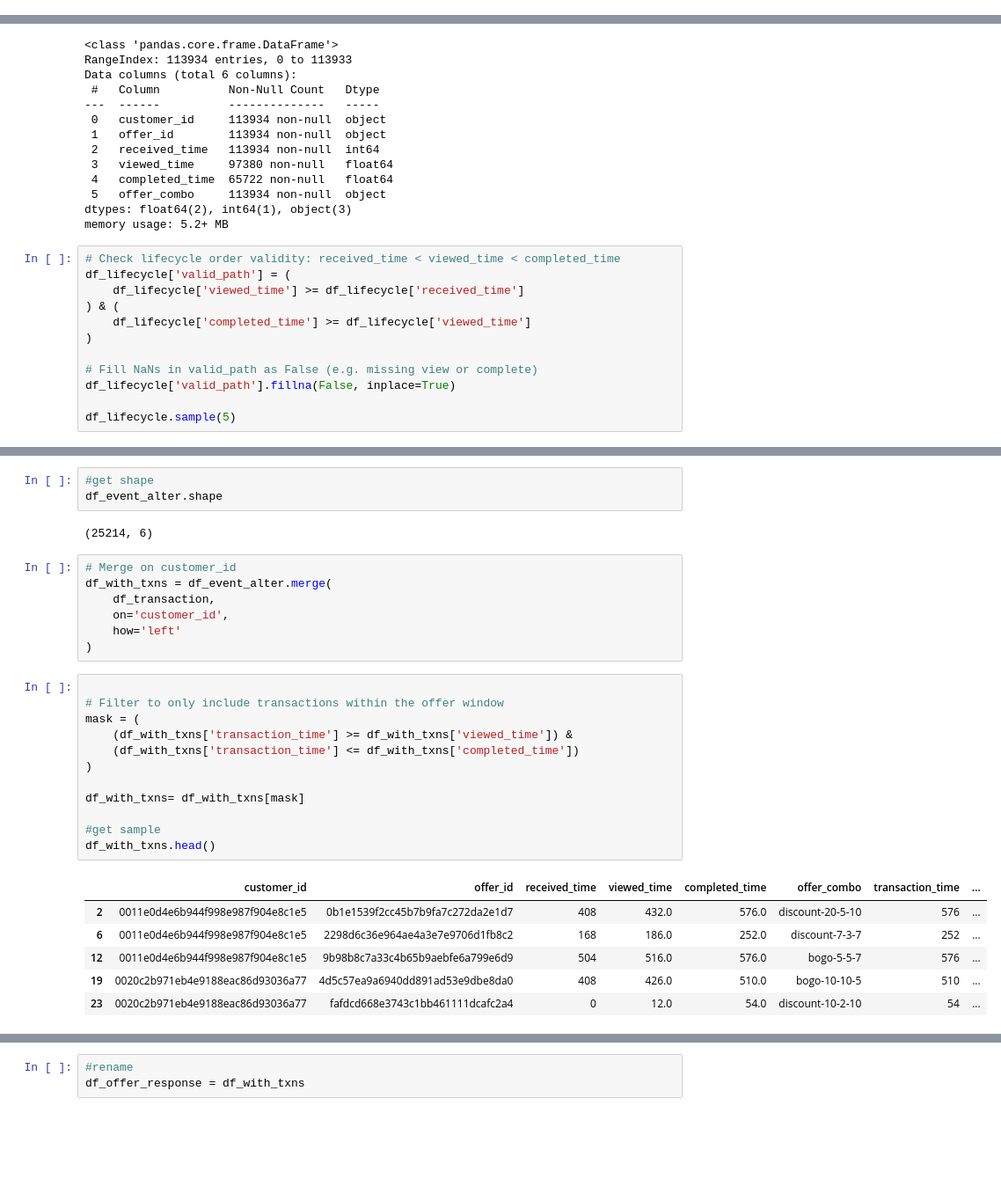
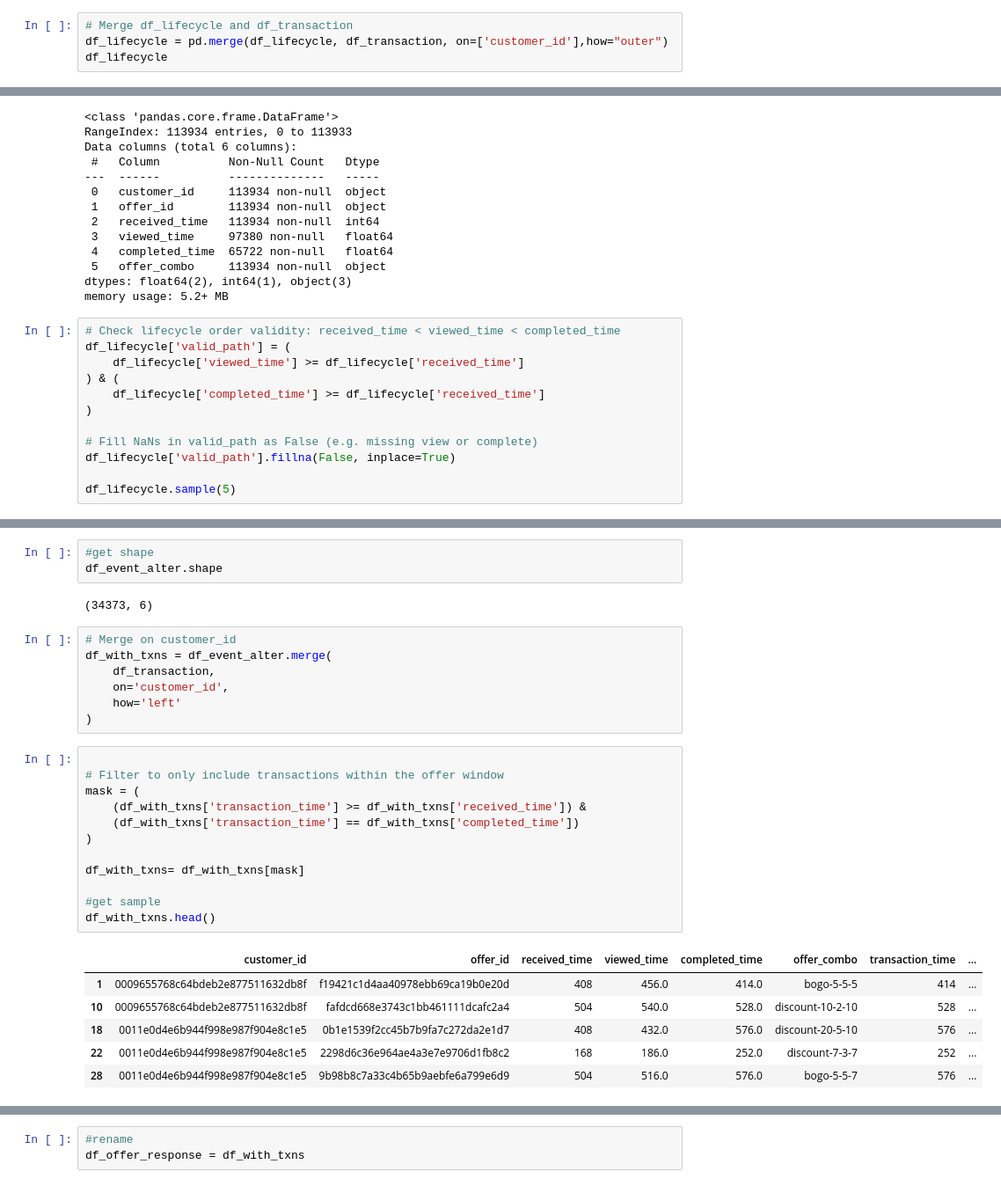
Before and after one commit to irfanzim/Python-Maven-Rewards-Challenge, a Jupyter notebook: final_analysis.ipynb, the cells around one changed output, grey strips where cells are left out. Shown at 88% size. Cells and saved outputs as stored; diff of their text form; blank space fills up the shorter version.

```diff
--- a/final_analysis.ipynb
+++ b/final_analysis.ipynb
@@ -376,3 +461,7 @@ Data columns (total 5 columns):
  4   completed_time  65722 non-null   float64
 dtypes: float64(2), int64(1), object(2)
 memory usage: 4.3+ MB
+# %%
+# Merge df_lifecycle and df_transaction
+df_lifecycle = pd.merge(df_lifecycle, df_transaction, on=['customer_id'],how="outer")
+df_lifecycle
@@ -409,7 +645,7 @@ memory usage: 5.2+ MB
 df_lifecycle['valid_path'] = (
     df_lifecycle['viewed_time'] >= df_lifecycle['received_time']
 ) & (
-    df_lifecycle['completed_time'] >= df_lifecycle['viewed_time']
+    df_lifecycle['completed_time'] >= df_lifecycle['received_time']
 )
 
 # Fill NaNs in valid_path as False (e.g. missing view or complete)
@@ -491,7 +727,7 @@ df_event_alter.head()
 #get shape
 df_event_alter.shape
 # %% [output]
-(25214, 6)
+(34373, 6)
 # %%
 # Merge on customer_id
 df_with_txns = df_event_alter.merge(
@@ -502,22 +738,22 @@ df_with_txns = df_event_alter.merge(
 # %%
 
 # Filter to only include transactions within the offer window
 mask = (
-    (df_with_txns['transaction_time'] >= df_with_txns['viewed_time']) &
-    (df_with_txns['transaction_time'] <= df_with_txns['completed_time'])
+    (df_with_txns['transaction_time'] >= df_with_txns['received_time']) &
+    (df_with_txns['transaction_time'] == df_with_txns['completed_time'])
 )
 
 df_with_txns= df_with_txns[mask]
 
 #get sample
 df_with_txns.head()
 # %% [output]
 |  | customer_id | offer_id | received_time | viewed_time | completed_time | offer_combo | transaction_time | ... |
-| 2 | 0011e0d4e6b944f998e987f904e8c1e5 | 0b1e1539f2cc45b7b9fa7c272da2e1d7 | 408 | 432.0 | 576.0 | discount-20-5-10 | 576 | ... |
-| 6 | 0011e0d4e6b944f998e987f904e8c1e5 | 2298d6c36e964ae4a3e7e9706d1fb8c2 | 168 | 186.0 | 252.0 | discount-7-3-7 | 252 | ... |
-| 12 | 0011e0d4e6b944f998e987f904e8c1e5 | 9b98b8c7a33c4b65b9aebfe6a799e6d9 | 504 | 516.0 | 576.0 | bogo-5-5-7 | 576 | ... |
-| 19 | 0020c2b971eb4e9188eac86d93036a77 | 4d5c57ea9a6940dd891ad53e9dbe8da0 | 408 | 426.0 | 510.0 | bogo-10-10-5 | 510 | ... |
-| 23 | 0020c2b971eb4e9188eac86d93036a77 | fafdcd668e3743c1bb461111dcafc2a4 | 0 | 12.0 | 54.0 | discount-10-2-10 | 54 | ... |
+| 1 | 0009655768c64bdeb2e877511632db8f | f19421c1d4aa40978ebb69ca19b0e20d | 408 | 456.0 | 414.0 | bogo-5-5-5 | 414 | ... |
+| 10 | 0009655768c64bdeb2e877511632db8f | fafdcd668e3743c1bb461111dcafc2a4 | 504 | 540.0 | 528.0 | discount-10-2-10 | 528 | ... |
+| 18 | 0011e0d4e6b944f998e987f904e8c1e5 | 0b1e1539f2cc45b7b9fa7c272da2e1d7 | 408 | 432.0 | 576.0 | discount-20-5-10 | 576 | ... |
+| 22 | 0011e0d4e6b944f998e987f904e8c1e5 | 2298d6c36e964ae4a3e7e9706d1fb8c2 | 168 | 186.0 | 252.0 | discount-7-3-7 | 252 | ... |
+| 28 | 0011e0d4e6b944f998e987f904e8c1e5 | 9b98b8c7a33c4b65b9aebfe6a799e6d9 | 504 | 516.0 | 576.0 | bogo-5-5-7 | 576 | ... |
 # %%
 df_with_txns.shape
 # %% [output]
```
Also changed, not shown: parts of 35 cells of this notebook, 3 other files.
